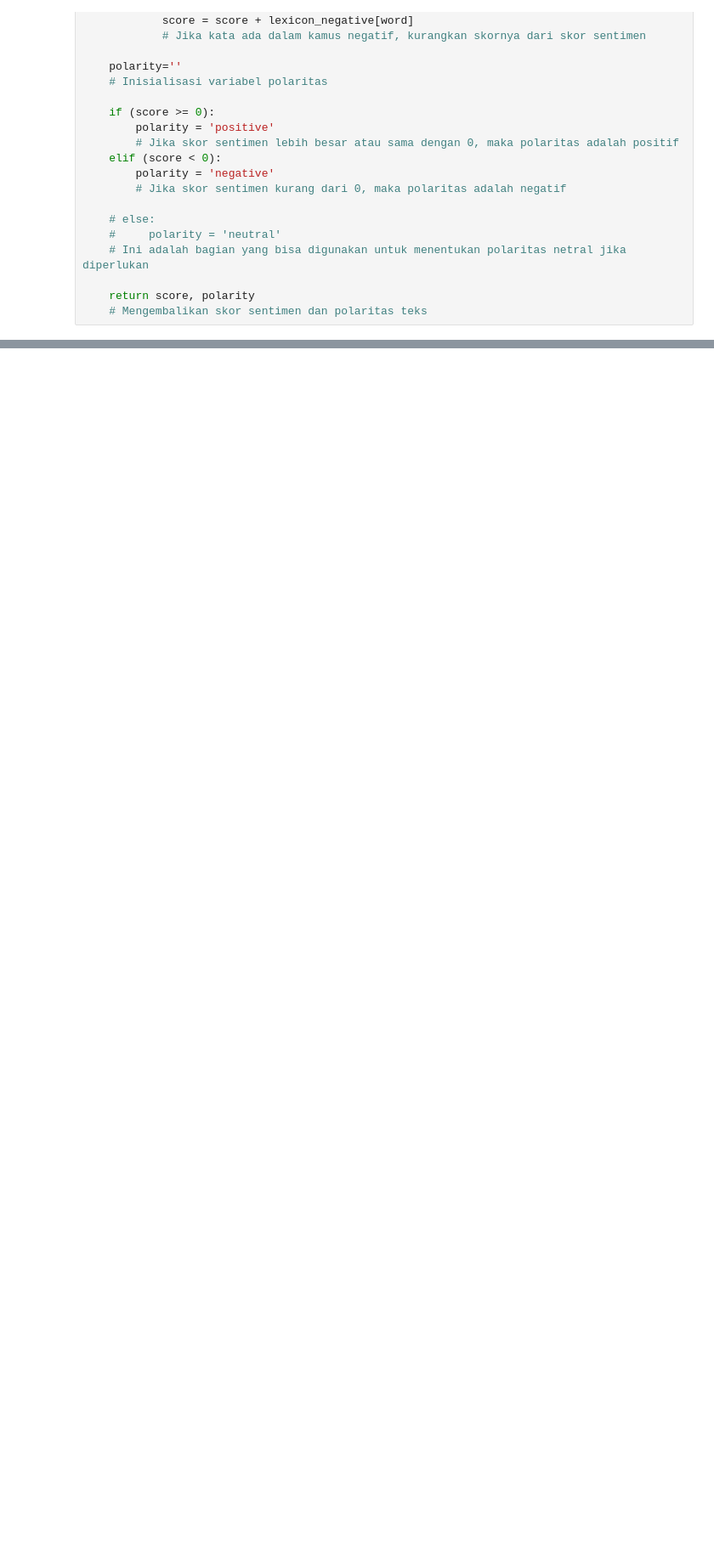
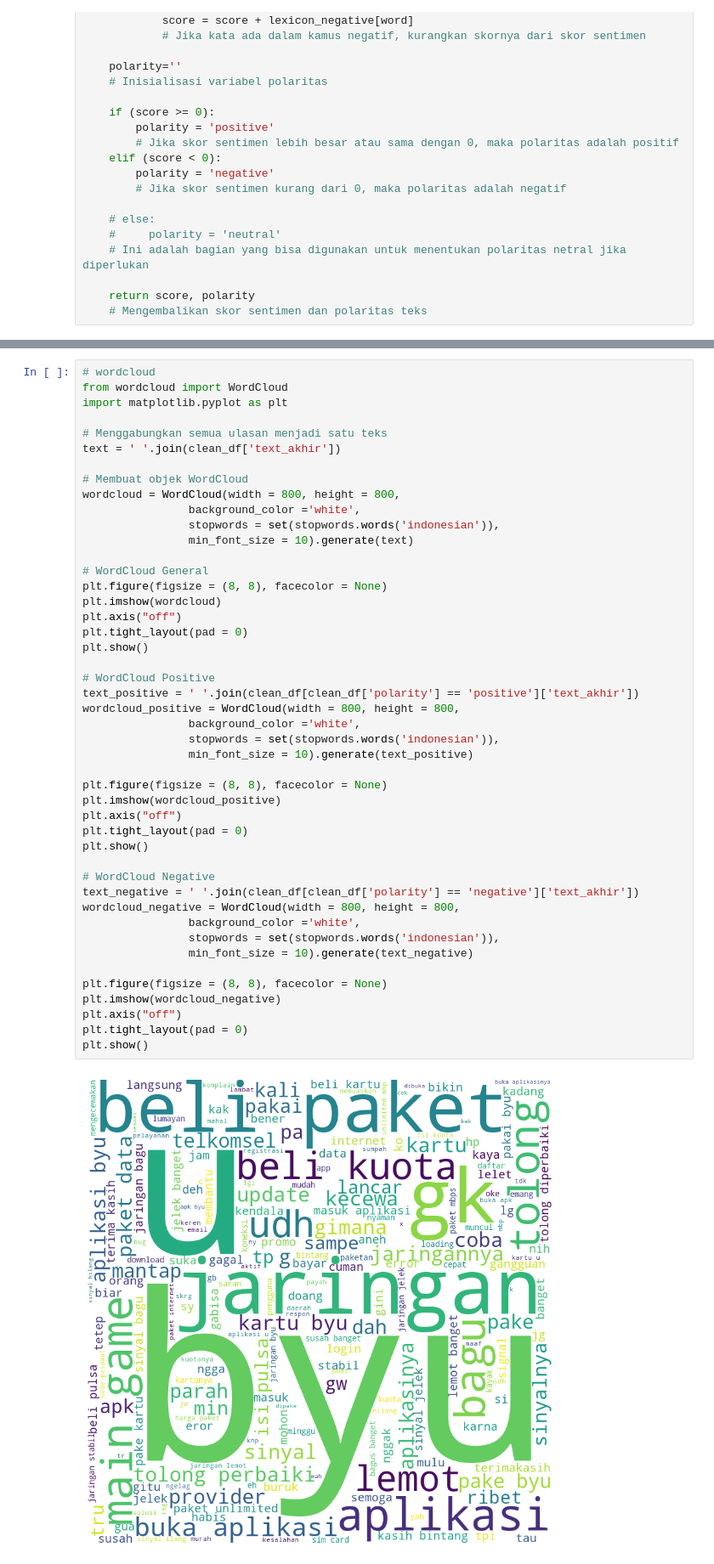
Before and after one commit to adrianramadhan/learn-nlp, a Jupyter notebook: apk-review-sentiment-analysis.ipynb, the cells around one changed output, grey strips where cells are left out. Shown at 85% size. Saved outputs shown, nothing was run; the diff lists cells and outputs as text; blank space fills up the shorter version.

```diff
--- a/apk-review-sentiment-analysis.ipynb
+++ b/apk-review-sentiment-analysis.ipynb
@@ -318,0 +319,48 @@ plt.show()
+# %%
+# wordcloud
+from wordcloud import WordCloud
+import matplotlib.pyplot as plt
+
+# Menggabungkan semua ulasan menjadi satu teks
+text = ' '.join(clean_df['text_akhir'])
+
+# Membuat objek WordCloud
+wordcloud = WordCloud(width = 800, height = 800,
+                background_color ='white',
+                stopwords = set(stopwords.words('indonesian')),
+                min_font_size = 10).generate(text)
+
+# WordCloud General
+plt.figure(figsize = (8, 8), facecolor = None)
+plt.imshow(wordcloud)
+plt.axis("off")
+plt.tight_layout(pad = 0)
+plt.show()
+
+# WordCloud Positive
+text_positive = ' '.join(clean_df[clean_df['polarity'] == 'positive']['text_akhir'])
+wordcloud_positive = WordCloud(width = 800, height = 800,
+                background_color ='white',
+                stopwords = set(stopwords.words('indonesian')),
+                min_font_size = 10).generate(text_positive)
+
+plt.figure(figsize = (8, 8), facecolor = None)
+plt.imshow(wordcloud_positive)
+plt.axis("off")
+plt.tight_layout(pad = 0)
+plt.show()
+
+# WordCloud Negative
+text_negative = ' '.join(clean_df[clean_df['polarity'] == 'negative']['text_akhir'])
+wordcloud_negative = WordCloud(width = 800, height = 800,
+                background_color ='white',
+                stopwords = set(stopwords.words('indonesian')),
+                min_font_size = 10).generate(text_negative)
+
+plt.figure(figsize = (8, 8), facecolor = None)
+plt.imshow(wordcloud_negative)
+plt.axis("off")
+plt.tight_layout(pad = 0)
+plt.show()
+# %% [output]
+[figure, added]
```
Also changed, not shown: parts of 4 cells of this notebook.
